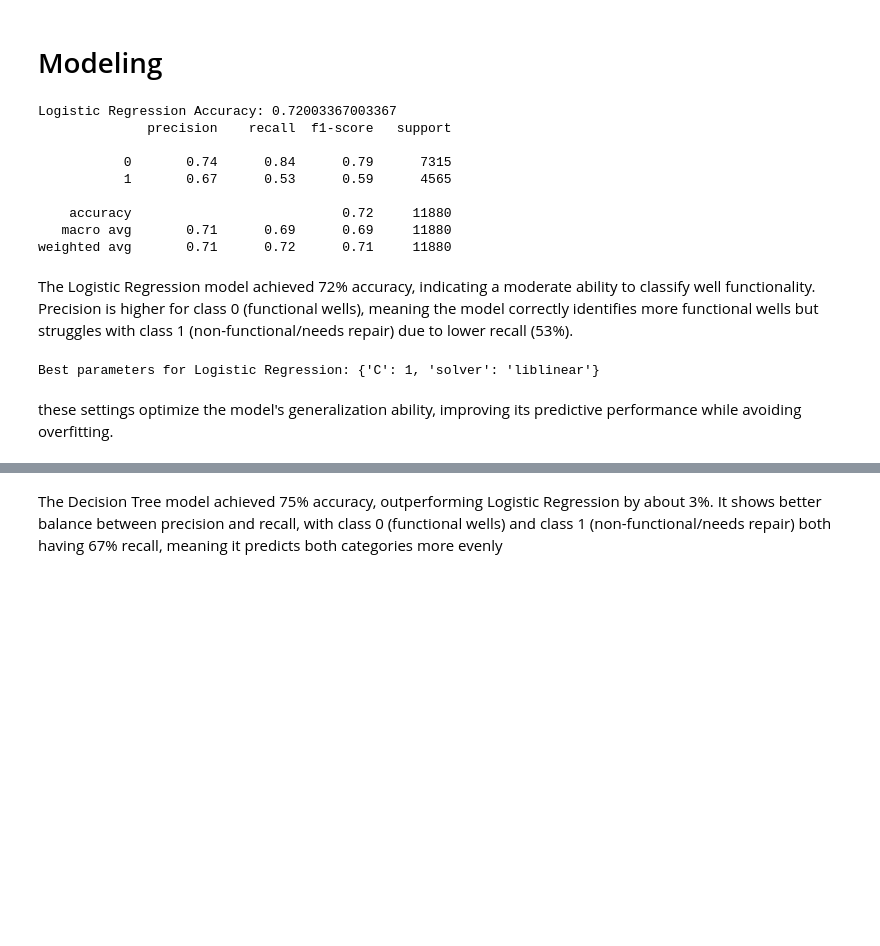
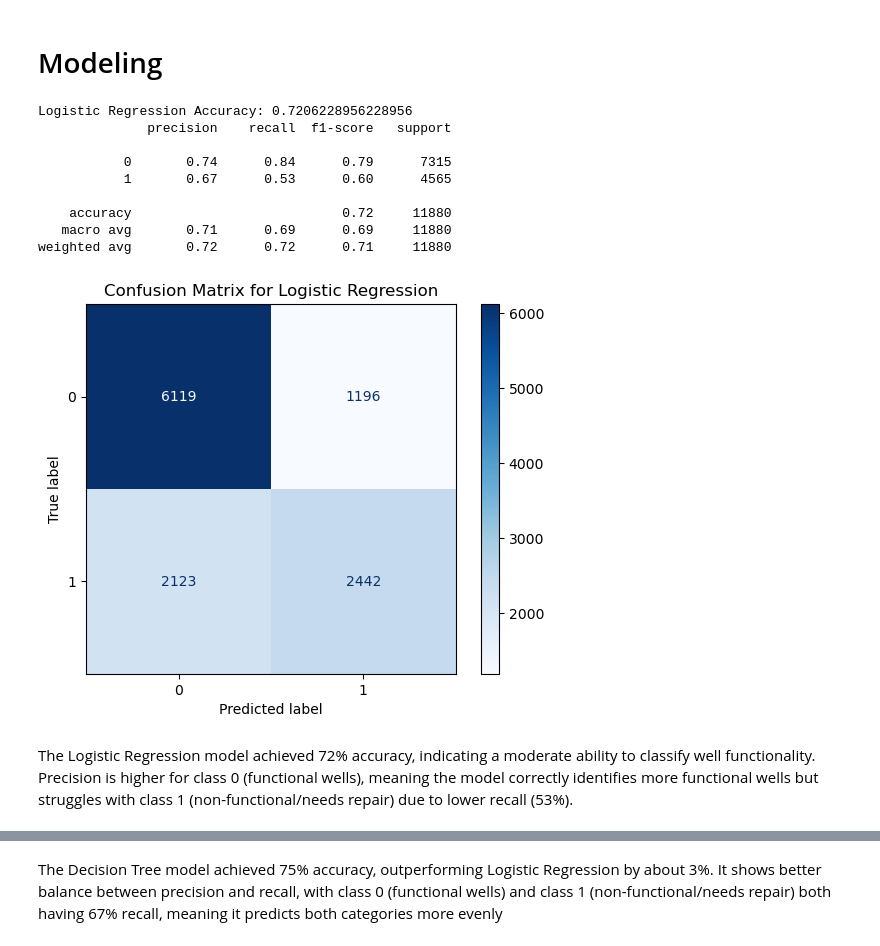
Before and after one commit to Lydia-byte-rgb/Tanzanian-Wells-Project-Phase-3, a Jupyter notebook: Phase_3_Project_.ipynb, the cells around one changed output, grey strips where cells are left out. Saved outputs shown, nothing was run; the diff lists cells and outputs as text; code cells hidden in the pictures; blank space fills up the shorter version.

```diff
--- a/Phase_3_Project_.ipynb
+++ b/Phase_3_Project_.ipynb
@@ -603,39 +650,33 @@ therefore, this means that the dataset does not have a single dominant predictor
 # %%
 # Train Logistic Regression
 y_train = np.argmax(y_train, axis=1) if y_train.ndim > 1 else y_train.ravel()
 y_val = np.argmax(y_val, axis=1) if y_val.ndim > 1 else y_val.ravel()
 
 logistic_model = LogisticRegression(max_iter=500)
 logistic_model.fit(X_train_processed, y_train)
 y_pred = logistic_model.predict(X_val_processed)
 print("Logistic Regression Accuracy:", accuracy_score(y_val, y_pred))
 print(classification_report(y_val, y_pred))
+
+# Plot confusion matrix
+cm = confusion_matrix(y_val, y_pred)
+disp = ConfusionMatrixDisplay(confusion_matrix=cm)
+disp.plot(cmap='Blues', values_format='d')
+plt.title("Confusion Matrix for Logistic Regression")
+plt.show()
 # %% [output]
-Logistic Regression Accuracy: 0.72003367003367
+Logistic Regression Accuracy: 0.7206228956228956
               precision    recall  f1-score   support
 
            0       0.74      0.84      0.79      7315
-           1       0.67      0.53      0.59      4565
+           1       0.67      0.53      0.60      4565
 
     accuracy                           0.72     11880
    macro avg       0.71      0.69      0.69     11880
-weighted avg       0.71      0.72      0.71     11880
+weighted avg       0.72      0.72      0.71     11880
+[figure, added]
 # %% [markdown]
 The Logistic Regression model achieved 72% accuracy, indicating a moderate ability to classify well functionality. Precision is higher for class 0 (functional wells), meaning the model correctly identifies more functional wells but struggles with class 1 (non-functional/needs repair) due to lower recall (53%).
-# %%
-# Hyperparameter tuning for Logistic Regression
-logistic_param_grid = {
-    'C': [0.1, 1, 10],
-    'solver': ['liblinear', 'lbfgs']
-}
-logistic_grid = GridSearchCV(LogisticRegression(max_iter=500), logistic_param_grid, cv=3, scoring='accuracy')
-logistic_grid.fit(X_train_processed, y_train)
-best_logistic_model = logistic_grid.best_estimator_
-print("Best parameters for Logistic Regression:", logistic_grid.best_params_)
-# %% [output]
-Best parameters for Logistic Regression: {'C': 1, 'solver': 'liblinear'}
-# %% [markdown]
-these settings optimize the model's generalization ability, improving its predictive performance while avoiding overfitting.
 # %%
 # Train Decision Tree
 decision_tree_model = DecisionTreeClassifier()
```
Also changed, not shown: parts of 53 cells of this notebook, 4 other files.
